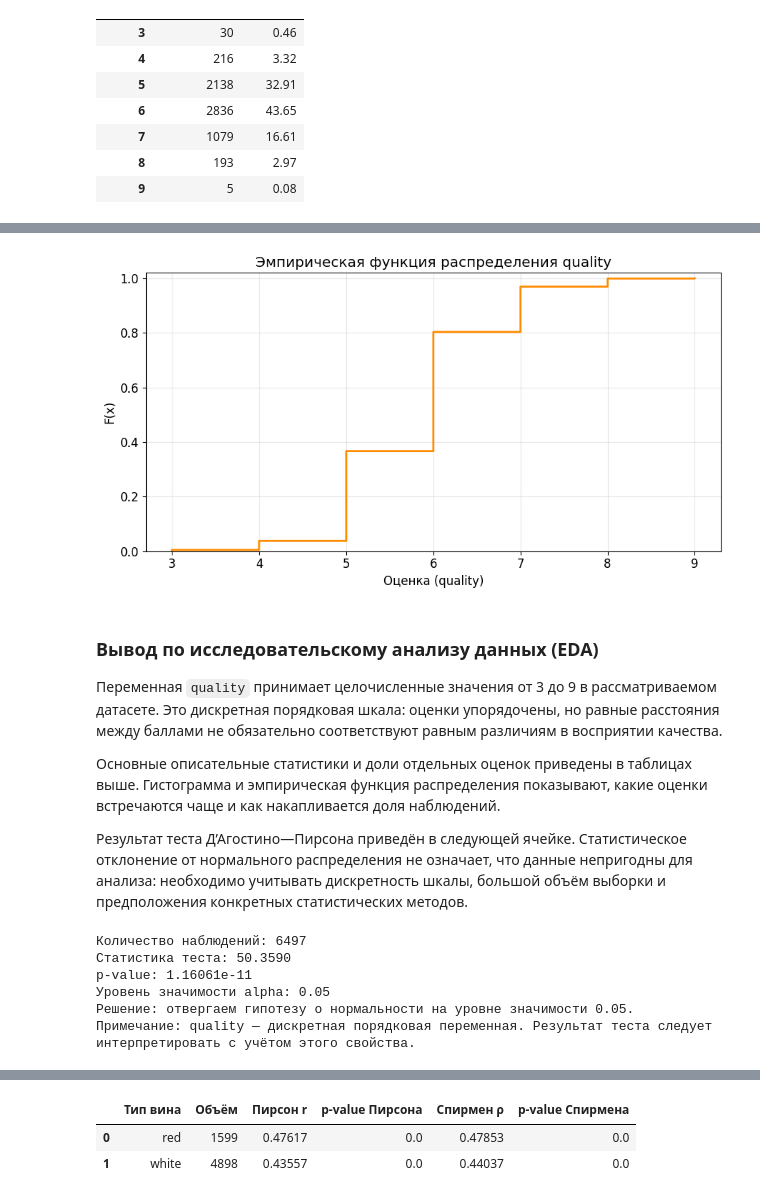
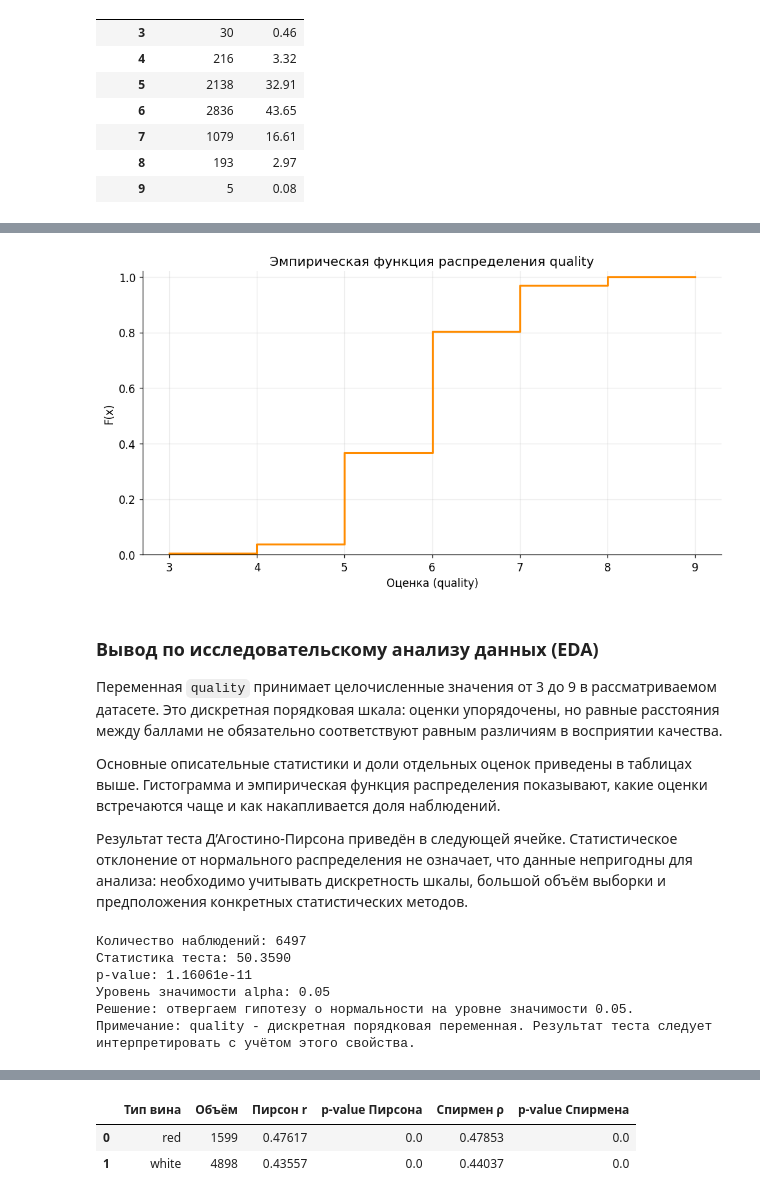
Before and after one commit to fireflys07/Wine-statistics-ICH-CTiD, a Jupyter notebook: notebooks/sprint1/01_quality.ipynb, the cells around one changed output, grey strips where cells are left out. Saved outputs shown, nothing was run; the diff lists cells and outputs as text; code cells hidden in the pictures.

Commit message:
Assemble Lab01 report and verify notebooks, data, and website

```diff
--- a/notebooks/sprint1/01_quality.ipynb
+++ b/notebooks/sprint1/01_quality.ipynb
@@ -121,0 +19,18 @@ display(df.head())
+# %%
+from pathlib import Path
+import sys
+import numpy as np
+import pandas as pd
+import matplotlib.pyplot as plt
+from scipy import stats
+from IPython.display import display
+ROOT = next(p for p in (Path.cwd(), *Path.cwd().parents) if (p / 'pyproject.toml').is_file())
+sys.path.insert(0, str(ROOT / 'src'))
+from wine_stats.data import load_wines
+from wine_stats.plotting import use_style
+use_style()
+df = load_wines(ROOT / 'data/raw').rename(columns=lambda c: c.replace('_', ' ')).rename(columns={'wine type': 'color'})
+red = df.loc[df.color.eq('red')].copy()
+white = df.loc[df.color.eq('white')].copy()
+print({'rows': len(df), 'missing': int(df.isna().sum().sum()), 'duplicates': int(df.duplicated().sum())})
+display(df.head())
@@ -246,22 +168,22 @@ plt.show()
 # %%
 # Сортируем здесь всеее значения quality по возрастанию
-x = np.sort(q.to_numpy())
+x, counts = np.unique(q.to_numpy(), return_counts=True)
 # Для каждой точки считаем долю наблюдений, не превышающих её
-# (i / N — это и есть эмпирическая функция распределения)
-y = np.arange(1, len(x) + 1) / len(x)
+# (i / N - это и есть эмпирическая функция распределения)
+y = np.cumsum(counts) / counts.sum()
 
 # Ну тут строился ступенчатый график: where="post" - это знач ступенька идёт вправо
 fig, ax = plt.subplots()
 ax.step(x, y, where="post", color="darkorange", linewidth=2)
 ax.set_title("Эмпирическая функция распределения quality")
 ax.set_xlabel("Оценка (quality)")
 ax.set_ylabel("F(x)")
 ax.set_xticks(sorted(q.unique()))
 ax.set_ylim(0, 1.02)
 plt.tight_layout()
 plt.show()
 # %% [output]
-[figure, old version]
+[figure, new version]
 # %% [markdown]
 ### Вывод по исследовательскому анализу данных (EDA)
 
@@ -269,10 +191,10 @@ plt.show()
 
 Основные описательные статистики и доли отдельных оценок приведены в таблицах выше. Гистограмма и эмпирическая функция распределения показывают, какие оценки встречаются чаще и как накапливается доля наблюдений.
 
-Результат теста Д’Агостино—Пирсона приведён в следующей ячейке. Статистическое отклонение от нормального распределения не означает, что данные непригодны для анализа: необходимо учитывать дискретность шкалы, большой объём выборки и предположения конкретных статистических методов.
+Результат теста Д’Агостино-Пирсона приведён в следующей ячейке. Статистическое отклонение от нормального распределения не означает, что данные непригодны для анализа: необходимо учитывать дискретность шкалы, большой объём выборки и предположения конкретных статистических методов.
 # %%
 # Проверка нормальности распределения quality
-# Тест Д'Агостино—Пирсона проверяет нулевую гипотезу о нормальности.
+# Тест Д'Агостино-Пирсона проверяет нулевую гипотезу о нормальности.
 
 q = df["quality"].dropna()
 alpha = 0.05
@@ -296,7 +218,7 @@ else:
     )
 
 print(
-    "Примечание: quality — дискретная порядковая переменная. "
+    "Примечание: quality - дискретная порядковая переменная. "
     "Результат теста следует интерпретировать с учётом этого свойства."
 )
 # %% [output]
@@ -305,4 +227,4 @@ print(
 p-value: 1.16061e-11
 Уровень значимости alpha: 0.05
 Решение: отвергаем гипотезу о нормальности на уровне значимости 0.05.
-Примечание: quality — дискретная порядковая переменная. Результат теста следует интерпретировать с учётом этого свойства.
+Примечание: quality - дискретная порядковая переменная. Результат теста следует интерпретировать с учётом этого свойства.
```
Also changed, not shown: parts of 25 cells of this notebook, 39 other files.
